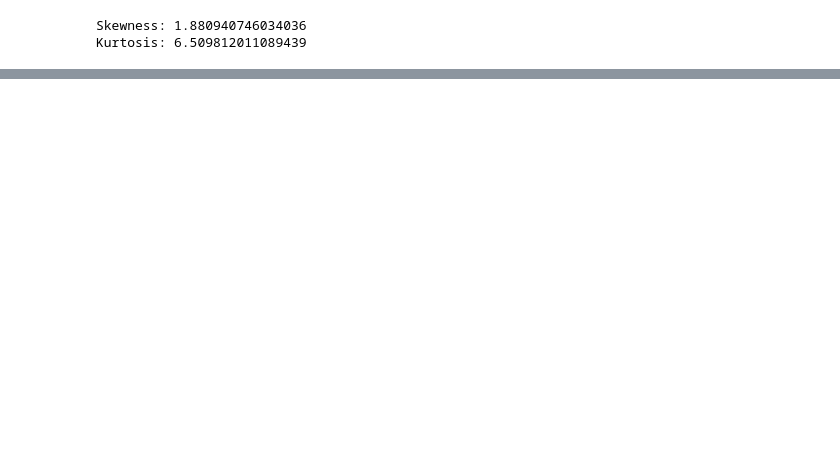
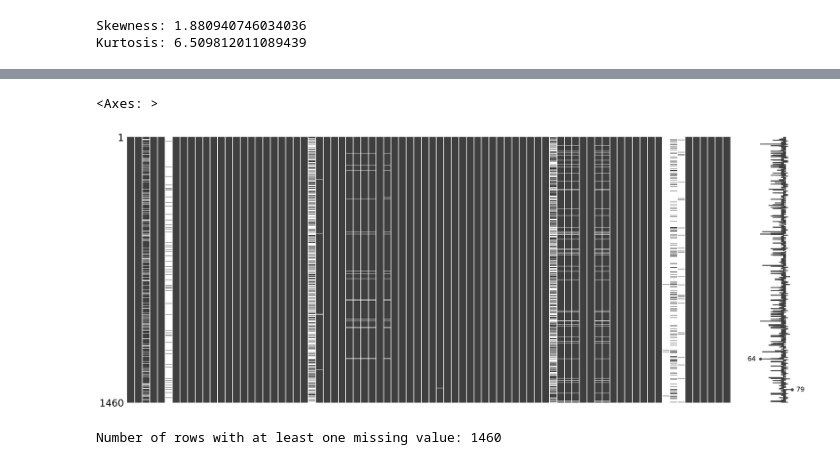
Before and after one commit to theodruilhe/project_maths_for_machine_learning, a Jupyter notebook: analysis.ipynb, the cells around one changed output, grey strips where cells are left out. Cells and saved outputs as stored; diff of their text form; code cells hidden in the pictures; blank space fills up the shorter version.

Commit message:
feat: begin the missing value processing

```diff
--- a/analysis.ipynb
+++ b/analysis.ipynb
@@ -184,0 +353,13 @@ The boxplot shows a significant number of outliers in the higher price range, co
+# %%
+msno.matrix(train)
+# %% [output]
+<Axes: >
+[figure, added]
+# %%
+# Create a sub DataFrame with rows that have at least one missing value
+missing_rows_df = train[train.isnull().any(axis=1)]
+
+# Check the number of rows with missing values
+print(f"Number of rows with at least one missing value: {missing_rows_df.shape[0]}")
+# %% [output]
+Number of rows with at least one missing value: 1460
```
Also changed, not shown: parts of 31 cells of this notebook.
